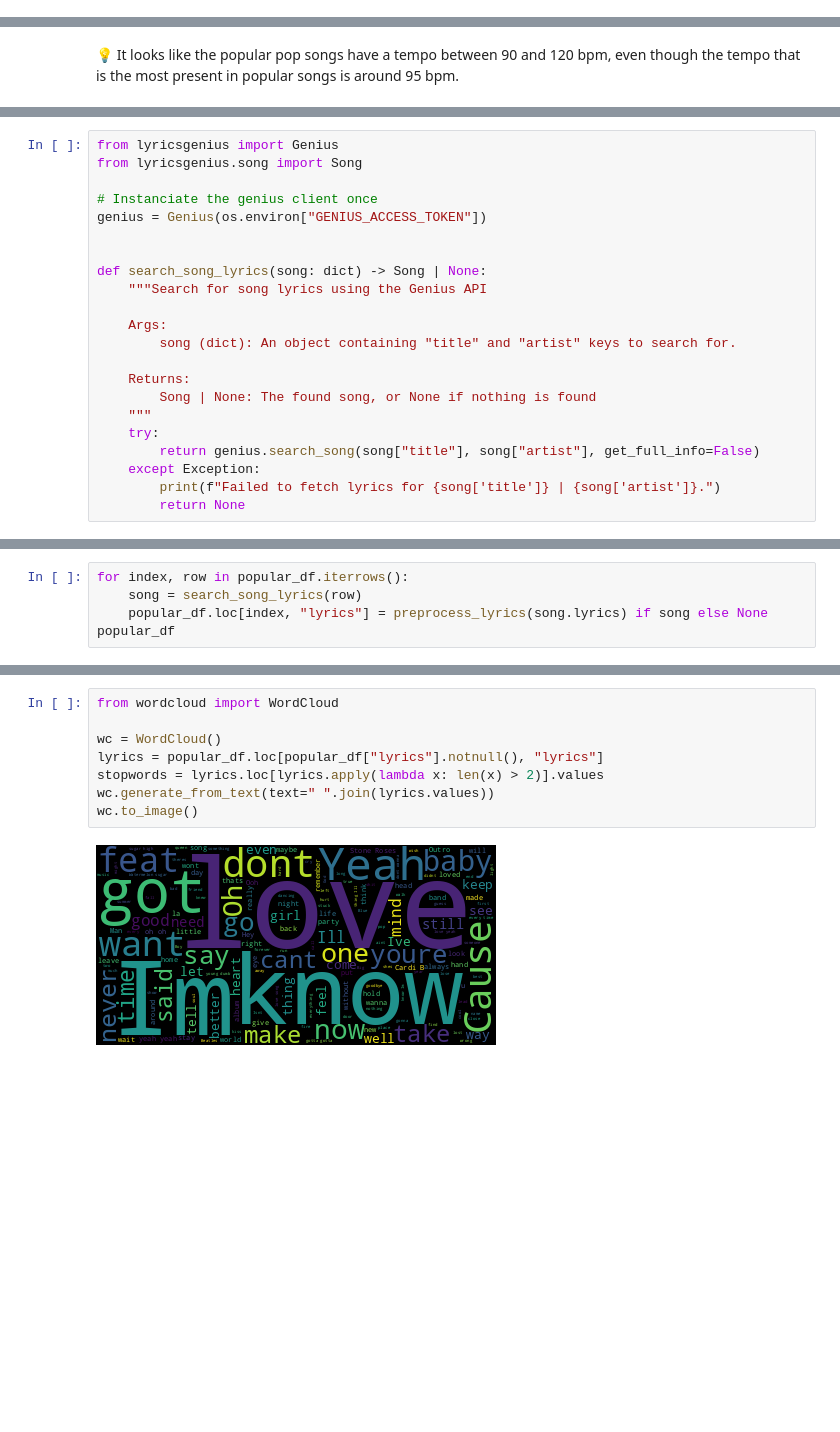
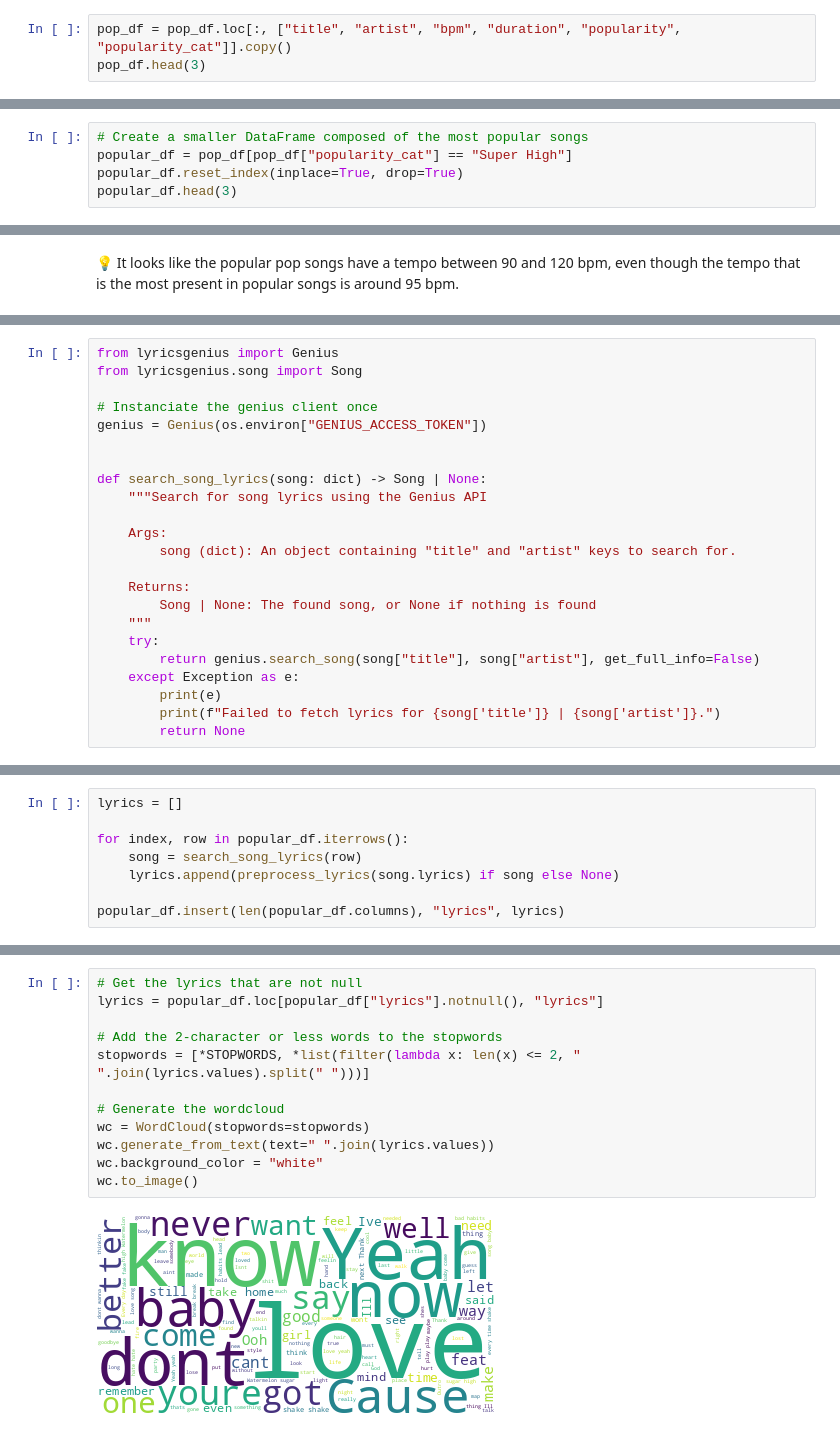
Before and after one commit to Lucas-COX/datamining-evaluation, a Jupyter notebook: spotify.ipynb, the cells around one changed output, grey strips where cells are left out. Saved outputs shown, nothing was run; the diff lists cells and outputs as text; blank space fills up the shorter version.

Commit message:
feat: added wordcloud interpretation and made slides functional

```diff
--- a/spotify.ipynb
+++ b/spotify.ipynb
@@ -129,0 +122,3 @@ plt.show()
+# %%
+pop_df = pop_df.loc[:, ["title", "artist", "bpm", "duration", "popularity", "popularity_cat"]].copy()
+pop_df.head(3)
@@ -129,0 +150,5 @@ plt.show()
+# %%
+# Create a smaller DataFrame composed of the most popular songs
+popular_df = pop_df[pop_df["popularity_cat"] == "Super High"]
+popular_df.reset_index(inplace=True, drop=True)
+popular_df.head(3)
@@ -154,6 +227,7 @@ def search_song_lyrics(song: dict) -> Song | None:
     """
     try:
         return genius.search_song(song["title"], song["artist"], get_full_info=False)
-    except Exception:
+    except Exception as e:
+        print(e)
         print(f"Failed to fetch lyrics for {song['title']} | {song['artist']}.")
         return None
@@ -251,8 +314,11 @@ The lines to be removed are [2, 12, 20, 29, 37].
 # %%
+lyrics = []
+
 for index, row in popular_df.iterrows():
     song = search_song_lyrics(row)
-    popular_df.loc[index, "lyrics"] = preprocess_lyrics(song.lyrics) if song else None
-popular_df
+    lyrics.append(preprocess_lyrics(song.lyrics) if song else None)
+
+popular_df.insert(len(popular_df.columns), "lyrics", lyrics)
 # %% [output]
 Searching for "Flowers" by Miley Cyrus...
 Done.
@@ -305,10 +360,14 @@ We were not able to find the lyrics of 7.78% of our songs.
 # %%
-from wordcloud import WordCloud
+# Get the lyrics that are not null
+lyrics = popular_df.loc[popular_df["lyrics"].notnull(), "lyrics"]
 
-wc = WordCloud()
-lyrics = popular_df.loc[popular_df["lyrics"].notnull(), "lyrics"]
-stopwords = lyrics.loc[lyrics.apply(lambda x: len(x) > 2)].values
+# Add the 2-character or less words to the stopwords
+stopwords = [*STOPWORDS, *list(filter(lambda x: len(x) <= 2, " ".join(lyrics.values).split(" ")))]
+
+# Generate the wordcloud
+wc = WordCloud(stopwords=stopwords)
 wc.generate_from_text(text=" ".join(lyrics.values))
+wc.background_color = "white"
 wc.to_image()
 # %% [output]
-[figure, old version]
+[figure, new version]
```
Also changed, not shown: parts of 62 cells of this notebook, 3 other files.
